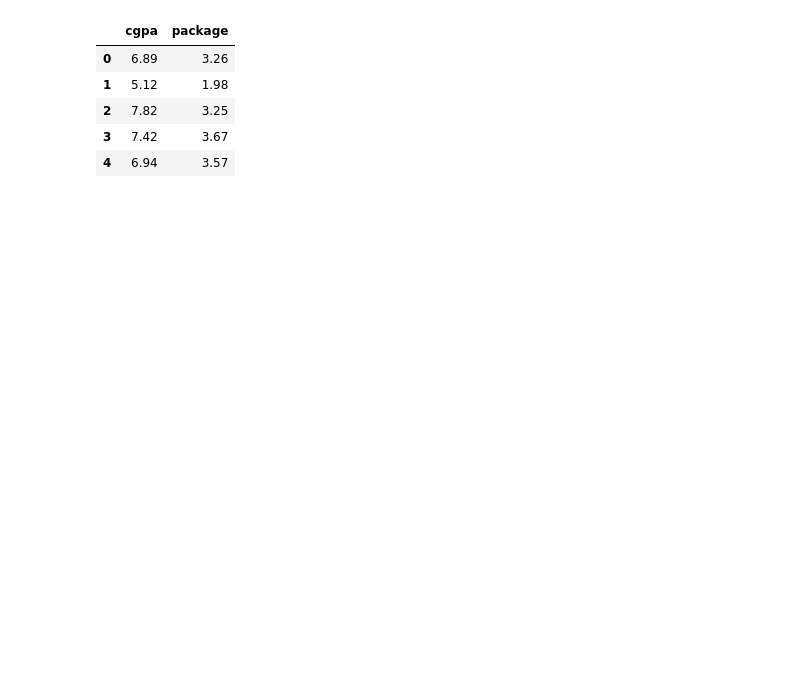
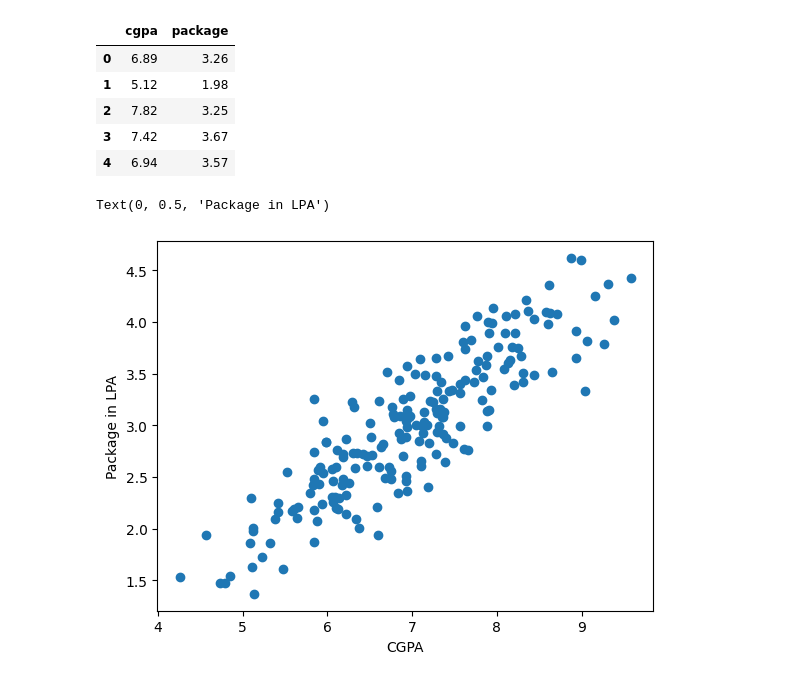
Before and after one commit to Vedshinde06/Machine_learning, a Jupyter notebook: 25-simple-linear-regression.ipynb, the cells around one changed output. Saved outputs shown, nothing was run; the diff lists cells and outputs as text; code cells hidden in the pictures; blank space fills up the shorter version.

```diff
--- a/25-simple-linear-regression.ipynb
+++ b/25-simple-linear-regression.ipynb
@@ -32,3 +32,10 @@ df.head()
 | 2 | 7.82 | 3.25 |
 | 3 | 7.42 | 3.67 |
 | 4 | 6.94 | 3.57 |
+# %%
+plt.scatter(df['cgpa'], df['package'])
+plt.xlabel('CGPA')
+plt.ylabel('Package in LPA')
+# %% [output]
+Text(0, 0.5, 'Package in LPA')
+[figure, added]
```
Also changed, not shown: parts of 10 cells of this notebook.
